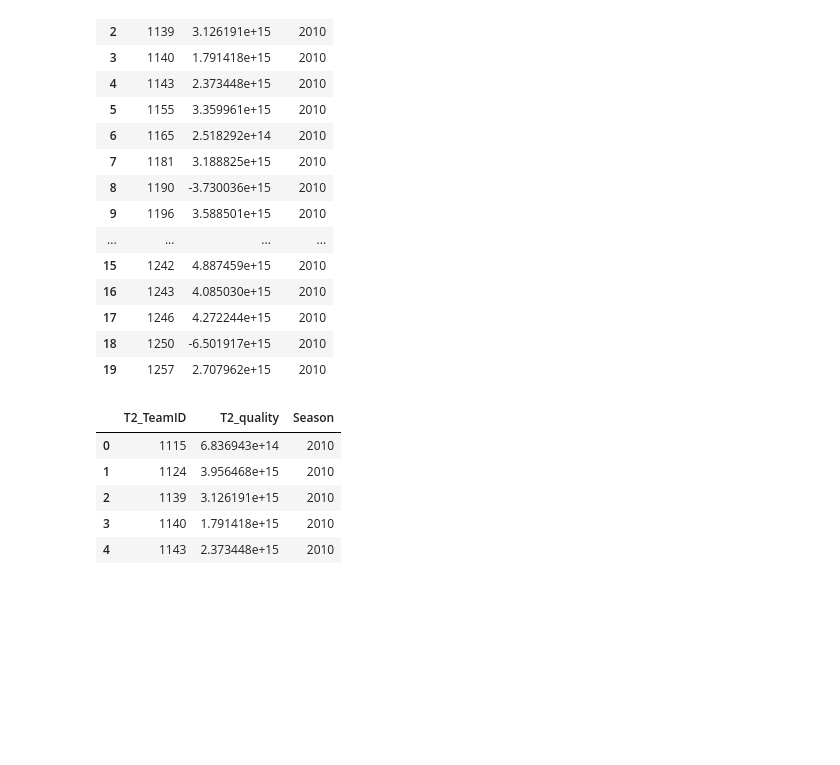
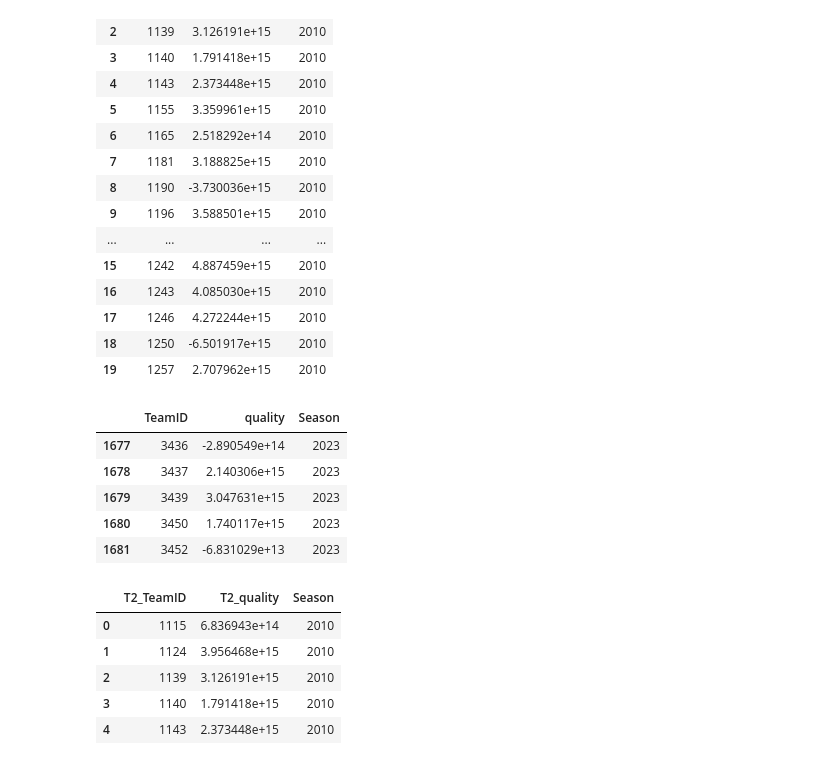
Before and after one commit to brendanlapuma/mmadness-2025, a Jupyter notebook: 2023-winner.ipynb, the cells around one changed output. Drawn from its saved outputs; the diff is of its cells as text; code cells hidden in the pictures; blank space fills up the shorter version.

```diff
--- a/2023-winner.ipynb
+++ b/2023-winner.ipynb
@@ -214,10 +123,4 @@ regular_data.head(10)
 # %%
-"""
-tourney_results = pd.read_csv('../input/WNCAATourneyDetailedResults.csv')
-seeds = pd.read_csv('../input/WNCAATourneySeeds.csv')
-regular_results = pd.read_csv('../input/WRegularSeasonDetailedResults.csv')
-"""
-
 tourney_results = pd.concat([
     pd.read_csv(DATA_PATH + "MNCAATourneyDetailedResults.csv"),
     pd.read_csv(DATA_PATH + "WNCAATourneyDetailedResults.csv"),
@@ -233,7 +136,13 @@ regular_results = pd.concat([
     pd.read_csv(DATA_PATH + "WRegularSeasonDetailedResults.csv"),
 ], ignore_index=True)
 
-
+"""
+This function takes in a dataframe and performs the following operations:
+- Concatenates the dataframe with a copy of itself with the winning and losing teams swapped
+- Changes the location of the game to a numerical value (0 for neutral, 1 for home, -1 for away)
+- Adds a point differential column
+- Returns the new dataframe
+"""
 def prepare_data(df):
     dfswap = df[['Season', 'DayNum', 'LTeamID', 'LScore', 'WTeamID', 'WScore', 'WLoc', 'NumOT',
     'LFGM', 'LFGA', 'LFGM3', 'LFGA3', 'LFTM', 'LFTA', 'LOR', 'LDR', 'LAst', 'LTO', 'LStl', 'LBlk', 'LPF',
@@ -502,6 +427,15 @@ glm_quality.head(20)
 | 17 | 1246 | 4.272244e+15 | 2010 |
 | 18 | 1250 | -6.501917e+15 | 2010 |
 | 19 | 1257 | 2.707962e+15 | 2010 |
+# %%
+glm_quality.tail()
+# %% [output]
+|  | TeamID | quality | Season |
+| 1677 | 3436 | -2.890549e+14 | 2023 |
+| 1678 | 3437 | 2.140306e+15 | 2023 |
+| 1679 | 3439 | 3.047631e+15 | 2023 |
+| 1680 | 3450 | 1.740117e+15 | 2023 |
+| 1681 | 3452 | -6.831029e+13 | 2023 |
 # %%
 glm_quality_T1 = glm_quality.copy()
 glm_quality_T2 = glm_quality.copy()
```
Also changed, not shown: parts of 30 cells of this notebook.
